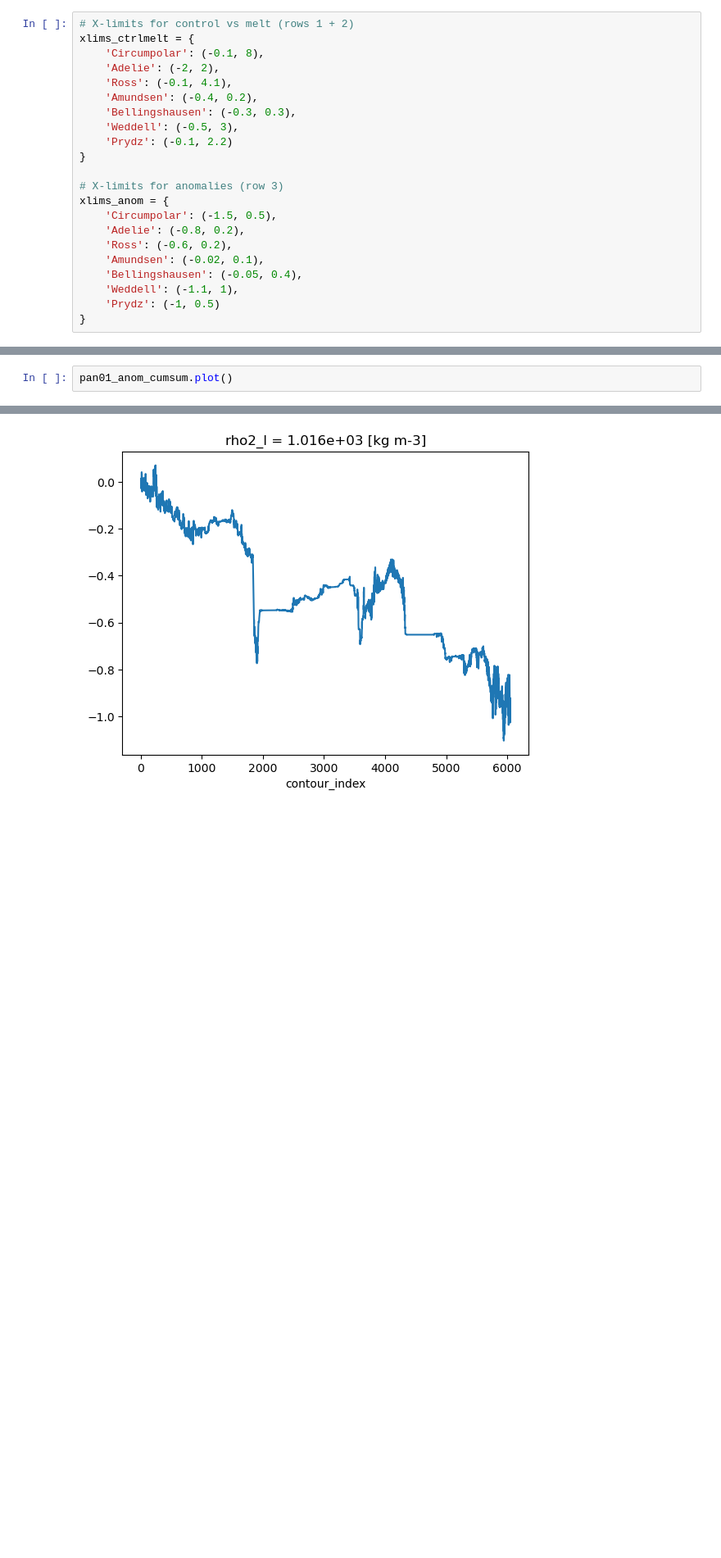
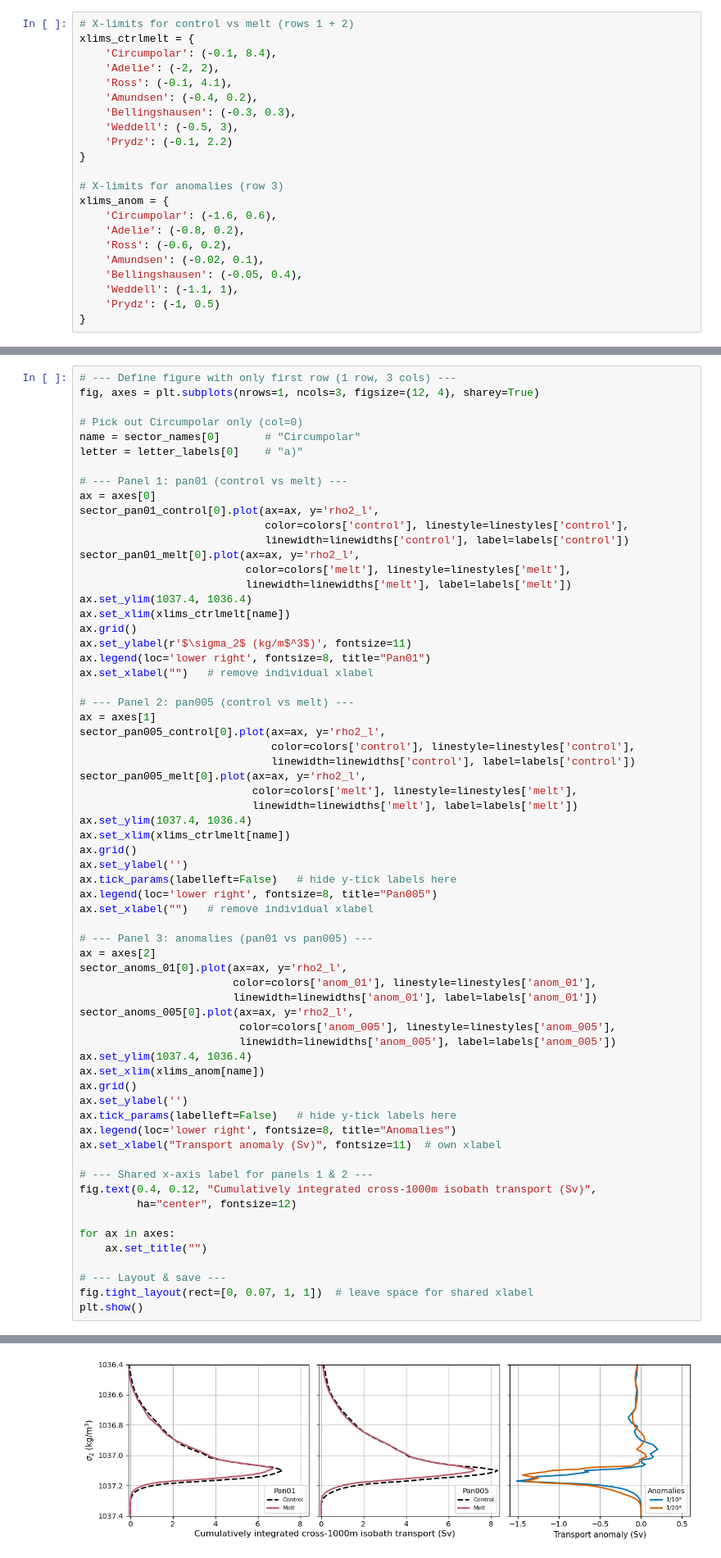
Before and after one commit to adele-morrison/panan-meltwater, a Jupyter notebook: notebooks/cross_shelf_exchanges/DSWexport_PanAntarctic.ipynb, the cells around one changed output, grey strips where cells are left out. Shown at 82% size. Drawn from its saved outputs; the diff is of its cells as text; blank space fills up the shorter version.

```diff
--- a/notebooks/cross_shelf_exchanges/DSWexport_PanAntarctic.ipynb
+++ b/notebooks/cross_shelf_exchanges/DSWexport_PanAntarctic.ipynb
@@ -379,7 +379,7 @@ display(Image(filename="pan01_vs_pan005_anomaly_comparison.png", width=1200))
 # %%
 # X-limits for control vs melt (rows 1 + 2)
 xlims_ctrlmelt = {
-    'Circumpolar': (-0.1, 8),
+    'Circumpolar': (-0.1, 8.4),
     'Adelie': (-2, 2),
     'Ross': (-0.1, 4.1),
     'Amundsen': (-0.4, 0.2),
@@ -390,7 +390,7 @@ xlims_ctrlmelt = {
 
 # X-limits for anomalies (row 3)
 xlims_anom = {
-    'Circumpolar': (-1.5, 0.5),
+    'Circumpolar': (-1.6, 0.6),
     'Adelie': (-0.8, 0.2),
     'Ross': (-0.6, 0.2),
     'Amundsen': (-0.02, 0.1),
@@ -609,3 +609,66 @@ display(Image(filename="control_melt_anomaly_comparison_no_AmBe.png", width=1200
 # %%
-pan01_anom_cumsum.plot()
+# --- Define figure with only first row (1 row, 3 cols) ---
+fig, axes = plt.subplots(nrows=1, ncols=3, figsize=(12, 4), sharey=True)
+
+# Pick out Circumpolar only (col=0)
+name = sector_names[0]       # "Circumpolar"
+letter = letter_labels[0]    # "a)"
+
+# --- Panel 1: pan01 (control vs melt) ---
+ax = axes[0]
+sector_pan01_control[0].plot(ax=ax, y='rho2_l',
+                             color=colors['control'], linestyle=linestyles['control'],
+                             linewidth=linewidths['control'], label=labels['control'])
+sector_pan01_melt[0].plot(ax=ax, y='rho2_l',
+                          color=colors['melt'], linestyle=linestyles['melt'],
+                          linewidth=linewidths['melt'], label=labels['melt'])
+ax.set_ylim(1037.4, 1036.4)
+ax.set_xlim(xlims_ctrlmelt[name])
+ax.grid()
+ax.set_ylabel(r'$\sigma_2$ (kg/m$^3$)', fontsize=11)
+ax.legend(loc='lower right', fontsize=8, title="Pan01")
+ax.set_xlabel("")   # remove individual xlabel
+
+# --- Panel 2: pan005 (control vs melt) ---
+ax = axes[1]
+sector_pan005_control[0].plot(ax=ax, y='rho2_l',
+                              color=colors['control'], linestyle=linestyles['control'],
+                              linewidth=linewidths['control'], label=labels['control'])
+sector_pan005_melt[0].plot(ax=ax, y='rho2_l',
+                           color=colors['melt'], linestyle=linestyles['melt'],
+                           linewidth=linewidths['melt'], label=labels['melt'])
+ax.set_ylim(1037.4, 1036.4)
+ax.set_xlim(xlims_ctrlmelt[name])
+ax.grid()
+ax.set_ylabel('')
+ax.tick_params(labelleft=False)   # hide y-tick labels here
+ax.legend(loc='lower right', fontsize=8, title="Pan005")
+ax.set_xlabel("")   # remove individual xlabel
+
+# --- Panel 3: anomalies (pan01 vs pan005) ---
+ax = axes[2]
+sector_anoms_01[0].plot(ax=ax, y='rho2_l',
+                        color=colors['anom_01'], linestyle=linestyles['anom_01'],
+                        linewidth=linewidths['anom_01'], label=labels['anom_01'])
+sector_anoms_005[0].plot(ax=ax, y='rho2_l',
+                         color=colors['anom_005'], linestyle=linestyles['anom_005'],
+                         linewidth=linewidths['anom_005'], label=labels['anom_005'])
+ax.set_ylim(1037.4, 1036.4)
+ax.set_xlim(xlims_anom[name])
+ax.grid()
+ax.set_ylabel('')
+ax.tick_params(labelleft=False)   # hide y-tick labels here
+ax.legend(loc='lower right', fontsize=8, title="Anomalies")
+ax.set_xlabel("Transport anomaly (Sv)", fontsize=11)  # own xlabel
+
+# --- Shared x-axis label for panels 1 & 2 ---
+fig.text(0.4, 0.12, "Cumulatively integrated cross-1000m isobath transport (Sv)",
+         ha="center", fontsize=12)
+
+for ax in axes:
+    ax.set_title("")
+
+# --- Layout & save ---
+fig.tight_layout(rect=[0, 0.07, 1, 1])  # leave space for shared xlabel
+plt.show()
 # %% [output]
@@ -613 +675 @@ pan01_anom_cumsum.plot()
-[figure, old version]
+[figure, new version]
```
Also changed, not shown: parts of 4 cells of this notebook, 8 other files.
